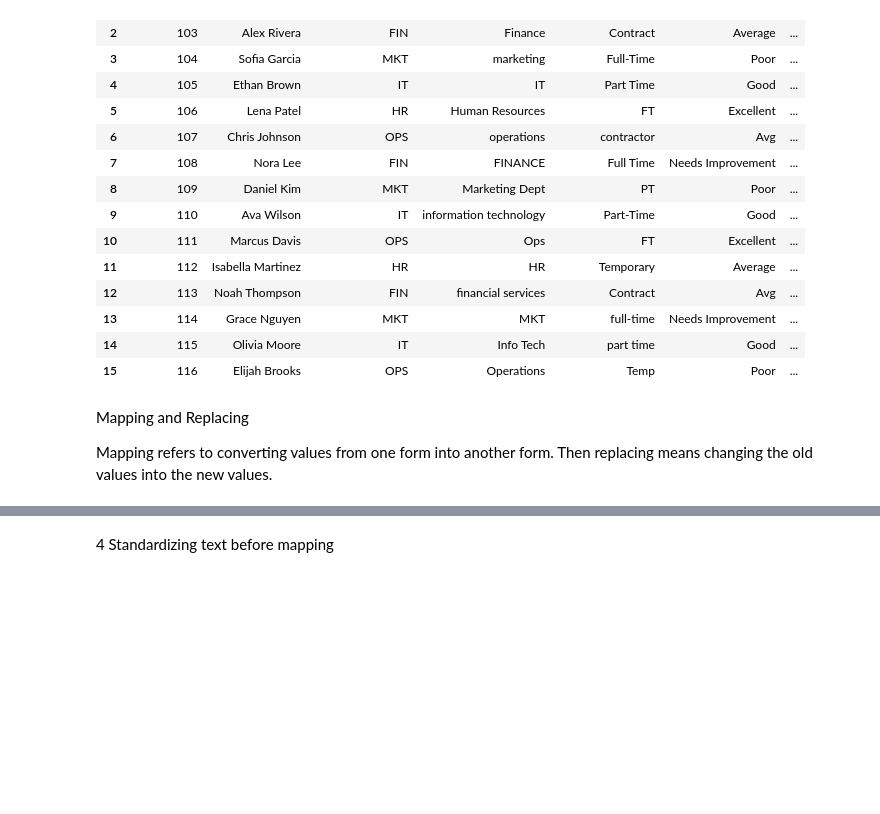
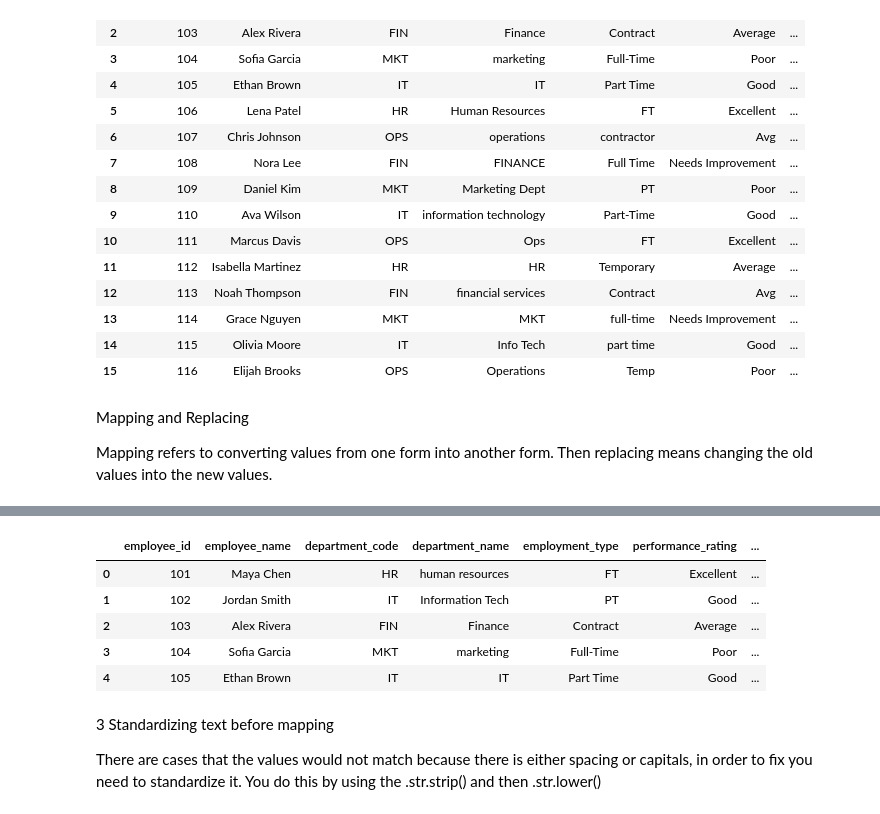
Before and after one commit to JoshPatNava/Data_Transformation, a Jupyter notebook: Mapping_Replacing/mapping_replacing.ipynb, the cells around one changed output, grey strips where cells are left out. Cells and saved outputs as stored; diff of their text form; code cells hidden in the pictures; blank space fills up the shorter version.

Commit message:
Need to finish one more

```diff
--- a/Mapping_Replacing/mapping_replacing.ipynb
+++ b/Mapping_Replacing/mapping_replacing.ipynb
@@ -81,2 +114,22 @@ Mapping refers to converting values from one form into another form. Then replac
+# %%
+# Create the dicitonary
+replace = {
+    "Avg" : "Average",
+    "Needs Improvement": "Poor"
+}
+
+# Use the .replace() to replace the values
+map_df['performance_rating'] = map_df['performance_rating'].replace(replace)
+
+map_df.head()
+# %% [output]
+|  | employee_id | employee_name | department_code | department_name | employment_type | performance_rating | ... |
+| 0 | 101 | Maya Chen | HR | human resources | FT | Excellent | ... |
+| 1 | 102 | Jordan Smith | IT | Information Tech | PT | Good | ... |
+| 2 | 103 | Alex Rivera | FIN | Finance | Contract | Average | ... |
+| 3 | 104 | Sofia Garcia | MKT | marketing | Full-Time | Poor | ... |
+| 4 | 105 | Ethan Brown | IT | IT | Part Time | Good | ... |
 # %% [markdown]
-4 Standardizing text before mapping
+3 Standardizing text before mapping
+
+There are cases that the values would not match because there is either spacing or capitals, in order to fix you need to standardize it. You do this by using the .str.strip() and then .str.lower()
```
Also changed, not shown: parts of 26 cells of this notebook, 1 other file.
